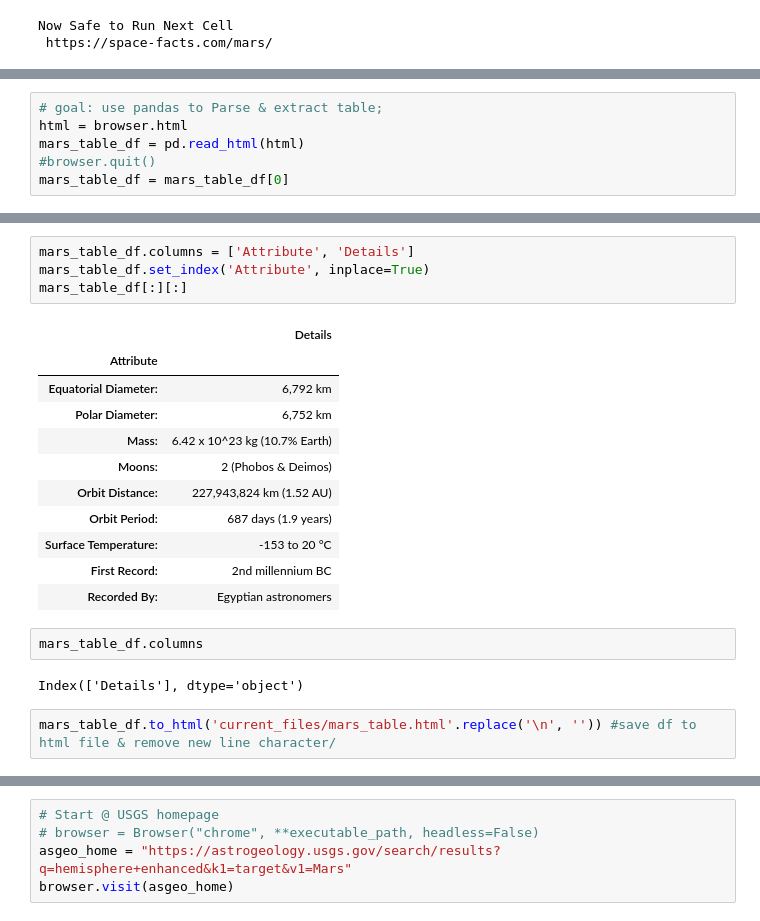
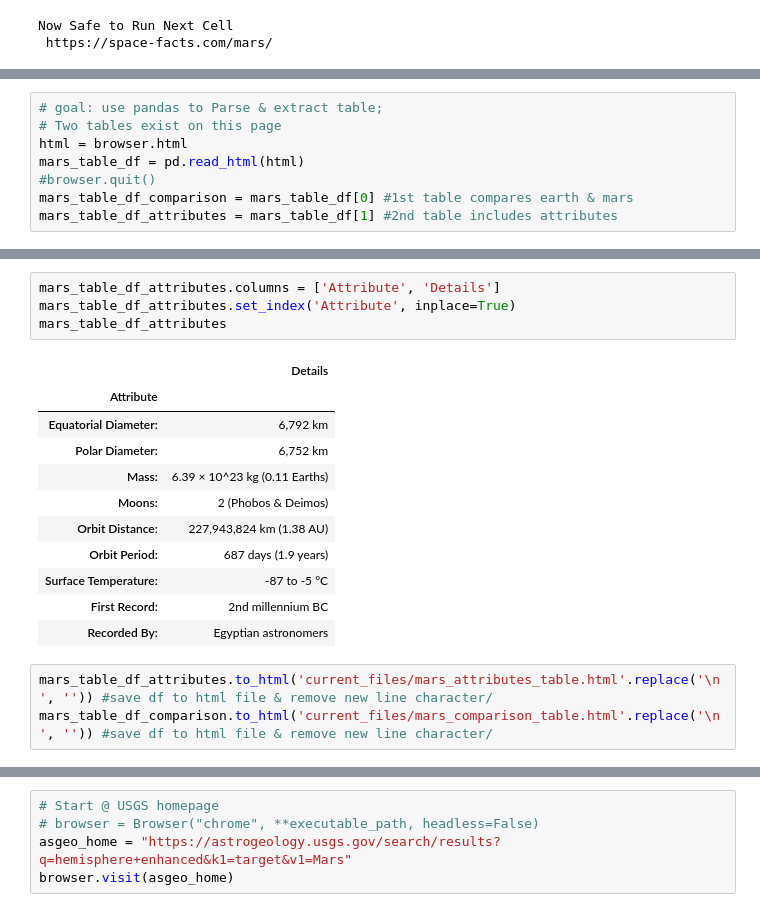
Before and after one commit to Ohmarr/Mars_Mission_Web_Scraping, a Jupyter notebook: mission_to_mars.ipynb, the cells around one changed output, grey strips where cells are left out. Drawn from its saved outputs; the diff is of its cells as text.

```diff
--- a/mission_to_mars.ipynb
+++ b/mission_to_mars.ipynb
@@ -227,6 +230,8 @@ Now Safe to Run Next Cell
 # %%
 # goal: use pandas to Parse & extract table;
+# Two tables exist on this page
 html = browser.html
 mars_table_df = pd.read_html(html)
 #browser.quit()
-mars_table_df = mars_table_df[0]
+mars_table_df_comparison = mars_table_df[0] #1st table compares earth & mars
+mars_table_df_attributes = mars_table_df[1] #2nd table includes attributes
@@ -233,23 +250,20 @@ mars_table_df = mars_table_df[0]
 # %%
-mars_table_df.columns = ['Attribute', 'Details']
-mars_table_df.set_index('Attribute', inplace=True)
-mars_table_df[:][:]
+mars_table_df_attributes.columns = ['Attribute', 'Details']
+mars_table_df_attributes.set_index('Attribute', inplace=True)
+mars_table_df_attributes
 # %% [output]
 |  | Details |
 | Attribute |  |
 | Equatorial Diameter: | 6,792 km |
 | Polar Diameter: | 6,752 km |
-| Mass: | 6.42 x 10^23 kg (10.7% Earth) |
+| Mass: | 6.39 × 10^23 kg (0.11 Earths) |
 | Moons: | 2 (Phobos & Deimos) |
-| Orbit Distance: | 227,943,824 km (1.52 AU) |
+| Orbit Distance: | 227,943,824 km (1.38 AU) |
 | Orbit Period: | 687 days (1.9 years) |
-| Surface Temperature: | -153 to 20 °C |
+| Surface Temperature: | -87 to -5 °C |
 | First Record: | 2nd millennium BC |
 | Recorded By: | Egyptian astronomers |
-# %%
-mars_table_df.columns
-# %% [output]
-Index(['Details'], dtype='object')
 # %%
-mars_table_df.to_html('current_files/mars_table.html'.replace('\n', '')) #save df to html file & remove new line character/
+mars_table_df_attributes.to_html('current_files/mars_attributes_table.html'.replace('\n', '')) #save df to html file & remove new line character/
+mars_table_df_comparison.to_html('current_files/mars_comparison_table.html'.replace('\n', '')) #save df to html file & remove new line character/
 # %%
```
Also changed, not shown: parts of 40 cells of this notebook, 1 other file.
